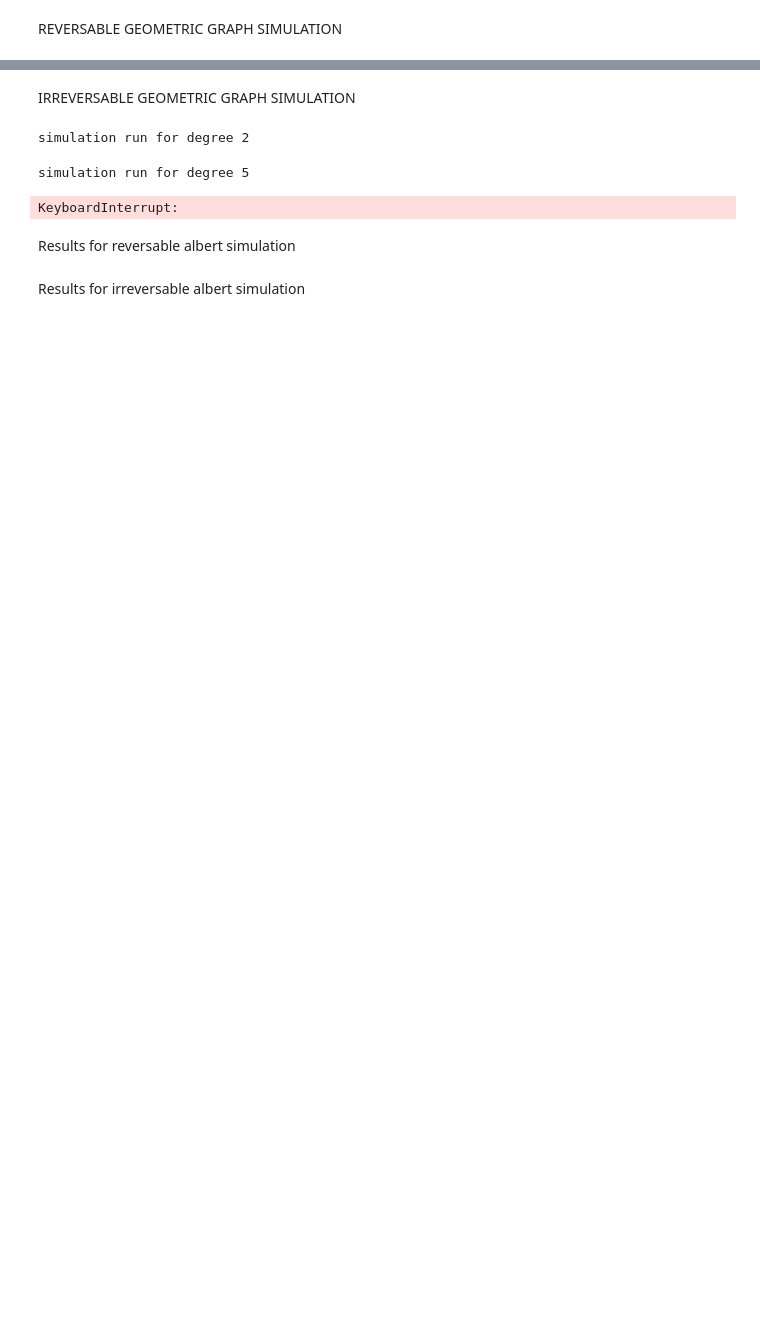
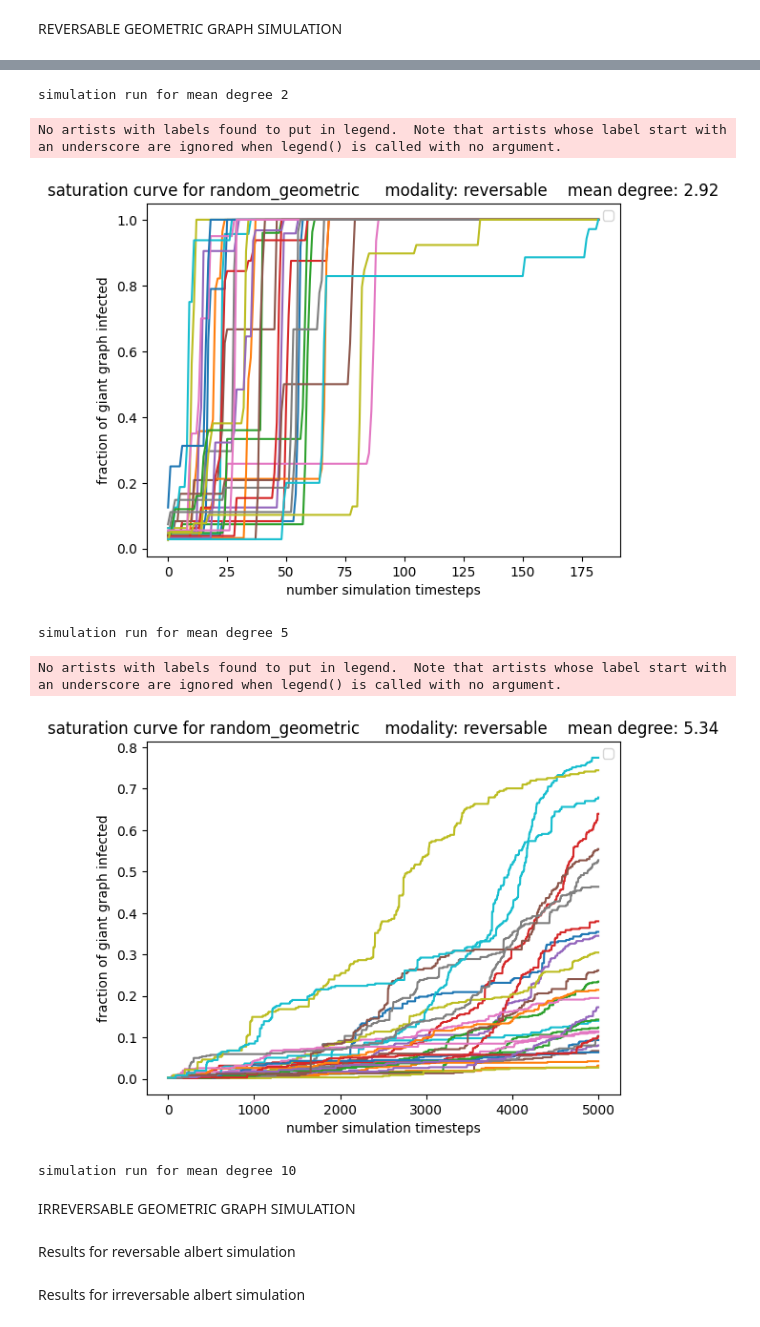
Before and after one commit to cm2435/graph_transmittion_research_project, a Jupyter notebook: variable_structure.ipynb, the cells around one changed output, grey strips where cells are left out. Saved outputs shown, nothing was run; the diff lists cells and outputs as text; code cells hidden in the pictures; blank space fills up the shorter version.

Commit message:
finished refactoring simulation notebook, changed yaml settings

```diff
--- a/variable_structure.ipynb
+++ b/variable_structure.ipynb
@@ -147,8 +117,16 @@ No artists with labels found to put in legend.  Note that artists whose label st
+# %%
+graph_name = "random_geometric"
+for degree in conf['mean_degrees']:
+    print(f"simulation run for mean degree {degree}")
+    simulation_run = run_simulation("reversable",degree, graph_name)
+    plot_results(simulation_run, graph_name)
+# %% [output]
+simulation run for mean degree 2
+No artists with labels found to put in legend.  Note that artists whose label start with an underscore are ignored when legend() is called with no argument.
+[figure, added]
+simulation run for mean degree 5
+No artists with labels found to put in legend.  Note that artists whose label start with an underscore are ignored when legend() is called with no argument.
+[figure, added]
+simulation run for mean degree 10
 # %% [markdown]
 IRREVERSABLE GEOMETRIC GRAPH SIMULATION
-# %%
-results_dict_list_geometric_irreversable = run_simulation("irreversable", 0)
-# %% [output]
-simulation run for degree 2
-simulation run for degree 5
-KeyboardInterrupt:
```
Also changed, not shown: parts of 34 cells of this notebook, 2 other files.
